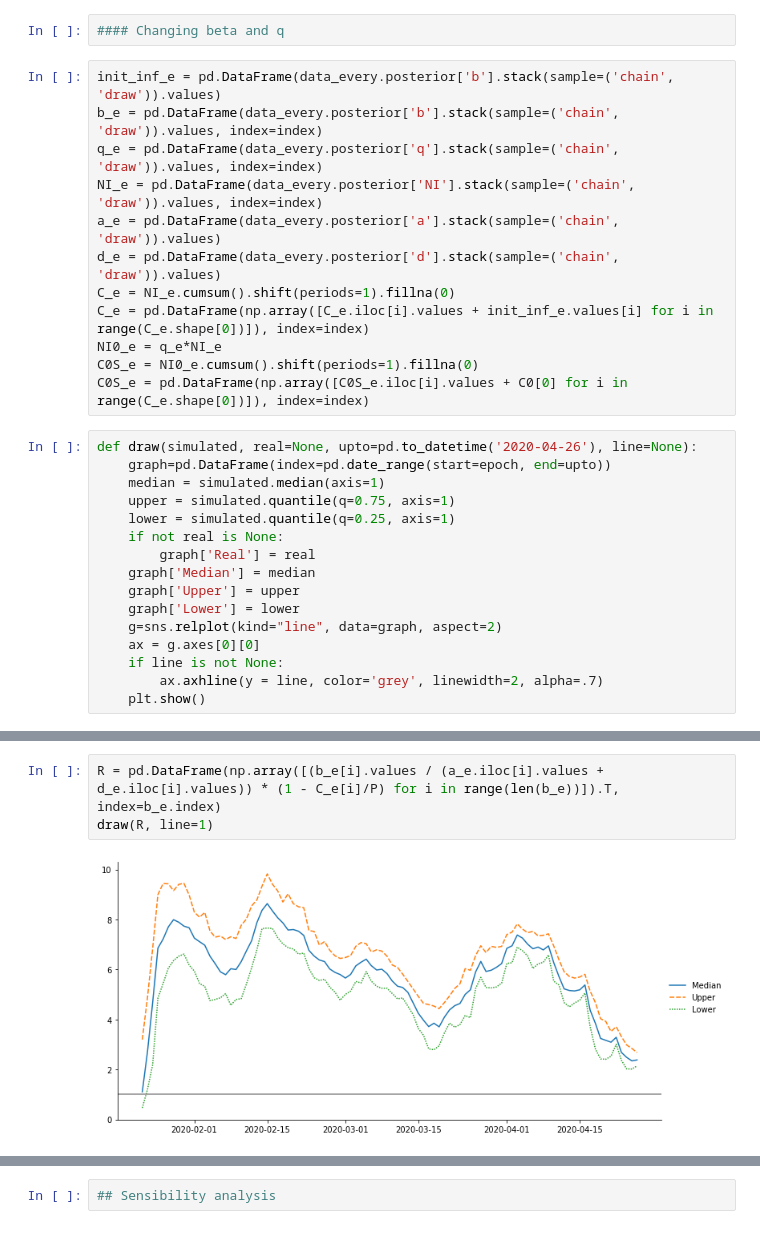
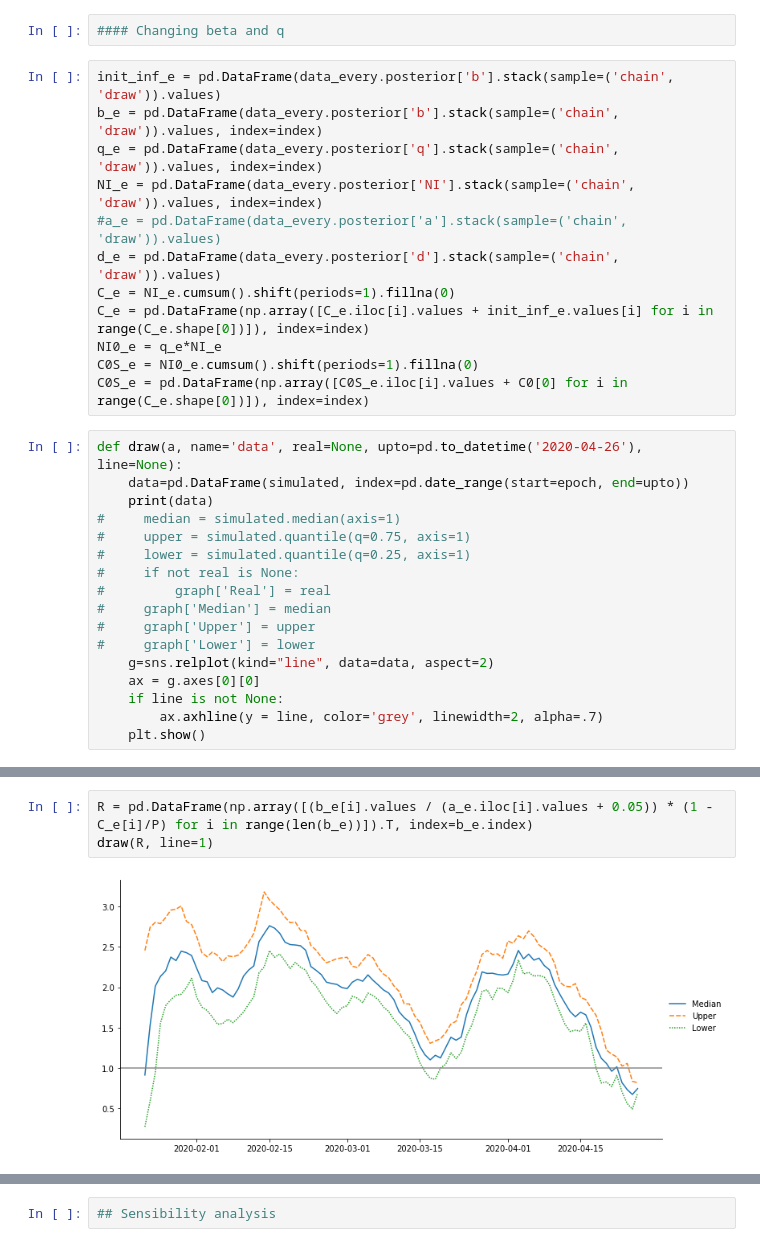
Before and after one commit to yoriyuki/BayesianCOVID19, a Jupyter notebook: notebook/BayesianCOVID19.ipynb, the cells around one changed output, grey strips where cells are left out. Drawn from its saved outputs; the diff is of its cells as text.

```diff
--- a/notebook/BayesianCOVID19.ipynb
+++ b/notebook/BayesianCOVID19.ipynb
@@ -328,7 +345,7 @@ init_inf_e = pd.DataFrame(data_every.posterior['b'].stack(sample=('chain', 'draw
 b_e = pd.DataFrame(data_every.posterior['b'].stack(sample=('chain', 'draw')).values, index=index)
 q_e = pd.DataFrame(data_every.posterior['q'].stack(sample=('chain', 'draw')).values, index=index)
 NI_e = pd.DataFrame(data_every.posterior['NI'].stack(sample=('chain', 'draw')).values, index=index)
-a_e = pd.DataFrame(data_every.posterior['a'].stack(sample=('chain', 'draw')).values)
+#a_e = pd.DataFrame(data_every.posterior['a'].stack(sample=('chain', 'draw')).values)
 d_e = pd.DataFrame(data_every.posterior['d'].stack(sample=('chain', 'draw')).values)
 C_e = NI_e.cumsum().shift(periods=1).fillna(0)
 C_e = pd.DataFrame(np.array([C_e.iloc[i].values + init_inf_e.values[i] for i in range(C_e.shape[0])]), index=index)
@@ -336,17 +353,18 @@ NI0_e = q_e*NI_e
 C0S_e = NI0_e.cumsum().shift(periods=1).fillna(0)
 C0S_e = pd.DataFrame(np.array([C0S_e.iloc[i].values + C0[0] for i in range(C_e.shape[0])]), index=index)
 # %%
-def draw(simulated, real=None, upto=pd.to_datetime('2020-04-26'), line=None):
-    graph=pd.DataFrame(index=pd.date_range(start=epoch, end=upto))
-    median = simulated.median(axis=1)
-    upper = simulated.quantile(q=0.75, axis=1)
-    lower = simulated.quantile(q=0.25, axis=1)
-    if not real is None:
-        graph['Real'] = real
-    graph['Median'] = median
-    graph['Upper'] = upper
-    graph['Lower'] = lower
-    g=sns.relplot(kind="line", data=graph, aspect=2)
+def draw(a, name='data', real=None, upto=pd.to_datetime('2020-04-26'), line=None):
+    data=pd.DataFrame(simulated, index=pd.date_range(start=epoch, end=upto))
+    print(data)
+#     median = simulated.median(axis=1)
+#     upper = simulated.quantile(q=0.75, axis=1)
+#     lower = simulated.quantile(q=0.25, axis=1)
+#     if not real is None:
+#         graph['Real'] = real
+#     graph['Median'] = median
+#     graph['Upper'] = upper
+#     graph['Lower'] = lower
+    g=sns.relplot(kind="line", data=data, aspect=2)
     ax = g.axes[0][0]
     if line is not None:
         ax.axhline(y = line, color='grey', linewidth=2, alpha=.7)
@@ -376,5 +420,5 @@ draw(b_e, real=r)
 # %%
-R = pd.DataFrame(np.array([(b_e[i].values / (a_e.iloc[i].values + d_e.iloc[i].values)) * (1 - C_e[i]/P) for i in range(len(b_e))]).T, index=b_e.index)
+R = pd.DataFrame(np.array([(b_e[i].values / (a_e.iloc[i].values + 0.05)) * (1 - C_e[i]/P) for i in range(len(b_e))]).T, index=b_e.index)
 draw(R, line=1)
 # %% [output]
-[figure, old version]
+[figure, new version]
```
Also changed, not shown: parts of 65 cells of this notebook, 1 other file.
